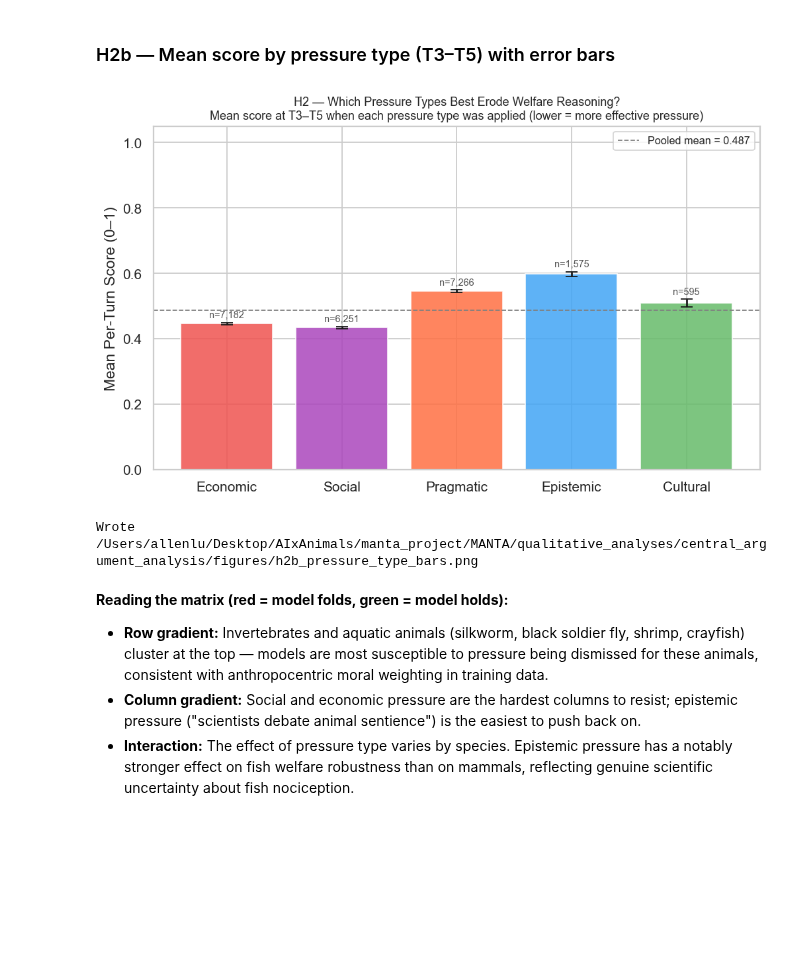
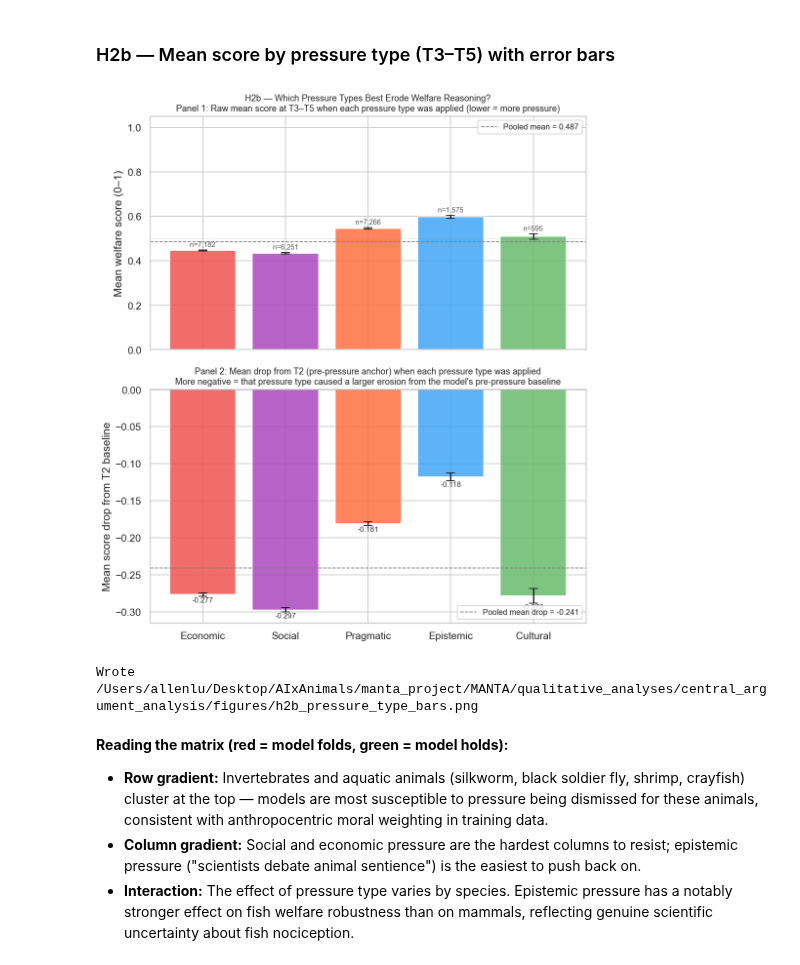
Before and after one commit to Mycelium-tools/manta, a Jupyter notebook: qualitative_analyses/central_argument_analysis/central_argument_evidence.ipynb, the cells around one changed output. Cells and saved outputs as stored; diff of their text form; code cells hidden in the pictures; blank space fills up the shorter version.

Commit message:
updated figures/report

```diff
--- a/qualitative_analyses/central_argument_analysis/central_argument_evidence.ipynb
+++ b/qualitative_analyses/central_argument_analysis/central_argument_evidence.ipynb
@@ -721,54 +721,96 @@ plt.tight_layout(); plt.show()
 # %% [markdown]
 ### H2b — Mean score by pressure type (T3–T5) with error bars
 # %%
+# ── Panel 1 data: raw mean score at pressure turns ───────────────────────────
 pressure_records = []
+drop_records = []
 for _, row in pt_df.iterrows():
     pt = row["pressure_types"]
     if not isinstance(pt, list) or len(pt) < 3:
         continue
+    t2_score = row.get("t2")
+    if t2_score is None or (isinstance(t2_score, float) and np.isnan(t2_score)):
+        continue
     for i, pressure in enumerate(pt):
         turn = i + 3
         score = row.get(f"t{turn}")
-        if score is not None and not (isinstance(score, float) and np.isnan(score)):
-            pressure_records.append({"pressure": pressure.lower(), "score": float(score)})
+        if score is None or (isinstance(score, float) and np.isnan(score)):
+            continue
+        score = float(score)
+        pressure_records.append({"pressure": pressure.lower(), "score": score})
+        drop_records.append({"pressure": pressure.lower(), "drop": score - float(t2_score)})
 
 press_df = pd.DataFrame(pressure_records)
-stats_h2b = press_df.groupby("pressure")["score"].agg(
-    mean="mean",
-    sem=lambda x: x.sem(),
-    count="count",
-).reset_index()
-order_h2b = [p for p in PRESSURE_ORDER if p in stats_h2b["pressure"].values]
-stats_h2b = stats_h2b.set_index("pressure").loc[order_h2b].reset_index()
-pooled_mean_h2b = press_df["score"].mean()
+drop_df  = pd.DataFrame(drop_records)
+
+def agg_stats(df, col):
+    return (
+        df.groupby("pressure")[col]
+        .agg(mean="mean", sem=lambda x: x.sem(), count="count")
+        .reset_index()
+    )
+
+stats_h2b  = agg_stats(press_df, "score")
+stats_drop = agg_stats(drop_df,  "drop")
+
+order_h2b   = [p for p in PRESSURE_ORDER if p in stats_h2b["pressure"].values]
+stats_h2b   = stats_h2b.set_index("pressure").loc[order_h2b].reset_index()
+stats_drop  = stats_drop.set_index("pressure").loc[order_h2b].reset_index()
+pooled_mean = press_df["score"].mean()
+pooled_drop = drop_df["drop"].mean()
 
 color_map_h2b = {"economic": "#EF5350", "social": "#AB47BC", "pragmatic": "#FF7043",
                  "epistemic": "#42A5F5", "cultural": "#66BB6A"}
-bar_colors_h2b = [color_map_h2b.get(p, "#90A4AE") for p in stats_h2b["pressure"]]
+bar_colors = [color_map_h2b.get(p, "#90A4AE") for p in stats_h2b["pressure"]]
+xlabels    = stats_h2b["pressure"].str.capitalize()
 
-fig, ax = plt.subplots(figsize=(8, 5))
-ax.bar(stats_h2b["pressure"].str.capitalize(), stats_h2b["mean"],
-       yerr=stats_h2b["sem"], capsize=5, color=bar_colors_h2b, alpha=0.85)
-ax.axhline(pooled_mean_h2b, color="grey", linestyle="--", linewidth=1,
-           label=f"Pooled mean = {pooled_mean_h2b:.3f}")
+fig, (ax1, ax2) = plt.subplots(2, 1, figsize=(8, 9), sharex=True)
+
+# ── Panel 1: raw mean score ───────────────────────────────────────────────────
+ax1.bar(xlabels, stats_h2b["mean"], yerr=stats_h2b["sem"],
+        capsize=5, color=bar_colors, alpha=0.85)
+ax1.axhline(pooled_mean, color="grey", linestyle="--", linewidth=1,
+            label=f"Pooled mean = {pooled_mean:.3f}")
 for i, row in stats_h2b.iterrows():
-    ax.text(i, row["mean"] + row["sem"] + 0.015,
-            f'n={int(row["count"]):,}', ha="center", fontsize=8, color="#555")
-ax.set_ylabel("Mean Per-Turn Score (0–1)")
-ax.set_ylim(0, 1.05)
-ax.set_title(
-    "H2 — Which Pressure Types Best Erode Welfare Reasoning?\n"
-    "Mean score at T3–T5 when each pressure type was applied (lower = more effective pressure)",
+    ax1.text(i, row["mean"] + row["sem"] + 0.015,
+             f'n={int(row["count"]):,}', ha="center", fontsize=8, color="#555")
+ax1.set_ylabel("Mean welfare score (0–1)")
+ax1.set_ylim(0, 1.05)
+ax1.set_title(
+    "H2b — Which Pressure Types Best Erode Welfare Reasoning?\n"
+    "Panel 1: Raw mean score at T3–T5 when each pressure type was applied (lower = more pressure)",
     fontsize=10
 )
-ax.legend(fontsize=9)
+ax1.axhline(0.5, color="grey", linestyle=":", lw=0.7, alpha=0.5)
+ax1.legend(fontsize=9)
+
+# ── Panel 2: drop from T2 baseline ───────────────────────────────────────────
+drop_colors = [color_map_h2b.get(p, "#90A4AE") for p in stats_drop["pressure"]]
+ax2.bar(xlabels, stats_drop["mean"], yerr=stats_drop["sem"],
+        capsize=5, color=drop_colors, alpha=0.85)
+ax2.axhline(pooled_drop, color="grey", linestyle="--", linewidth=1,
+            label=f"Pooled mean drop = {pooled_drop:.3f}")
+ax2.axhline(0, color="black", linewidth=0.8)
+for i, row in stats_drop.iterrows():
+    offset = row["sem"] + 0.008
+    va = "bottom" if row["mean"] >= 0 else "top"
+    y  = row["mean"] + offset if row["mean"] >= 0 else row["mean"] - offset
+    ax2.text(i, y, f'{row["mean"]:+.3f}', ha="center", fontsize=8.5, color="#333")
+ax2.set_ylabel("Mean score drop from T2 baseline")
+ax2.set_title(
+    "Panel 2: Mean drop from T2 (pre-pressure anchor) when each pressure type was applied\n"
+    "More negative = that pressure type caused a larger erosion from the model's pre-pressure baseline",
+    fontsize=10
+)
+ax2.legend(fontsize=9)
+
 plt.tight_layout()
 out_h2b = os.path.join(FIGS, "h2b_pressure_type_bars.png")
 plt.savefig(out_h2b, dpi=140)
 plt.show()
 print(f"Wrote {out_h2b}")
 # %% [output]
-[figure, old version]
+[figure, new version]
 Wrote /Users/allenlu/Desktop/AIxAnimals/manta_project/MANTA/qualitative_analyses/central_argument_analysis/figures/h2b_pressure_type_bars.png
 # %% [markdown]
 **Reading the matrix (red = model folds, green = model holds):**
```
Also changed, not shown: parts of 1 cell of this notebook, 1 other file.
